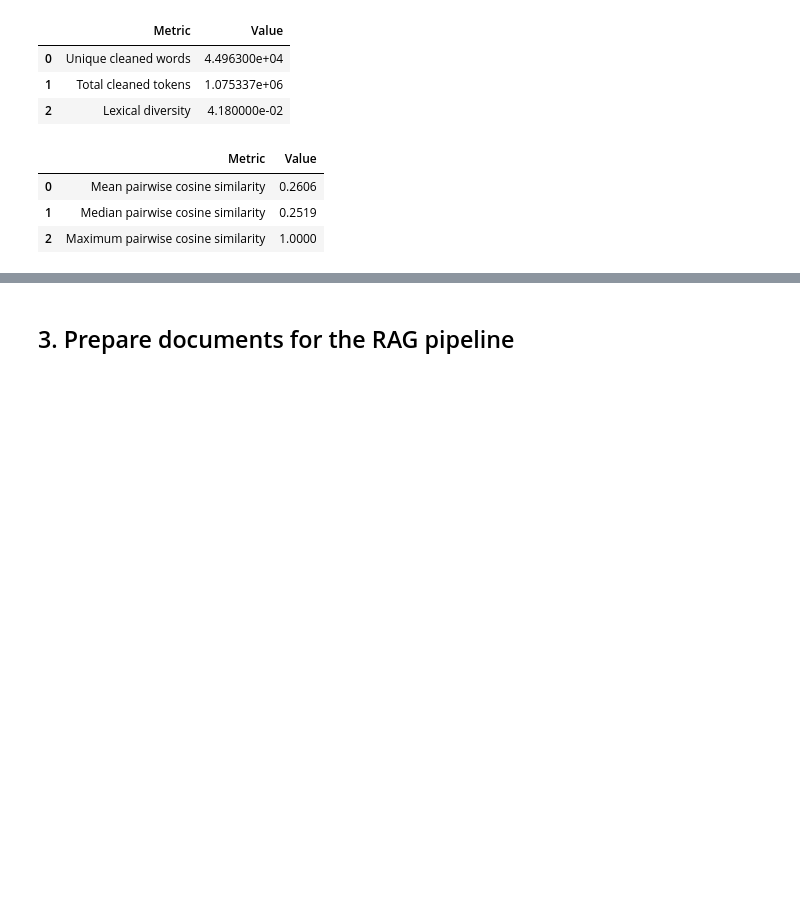
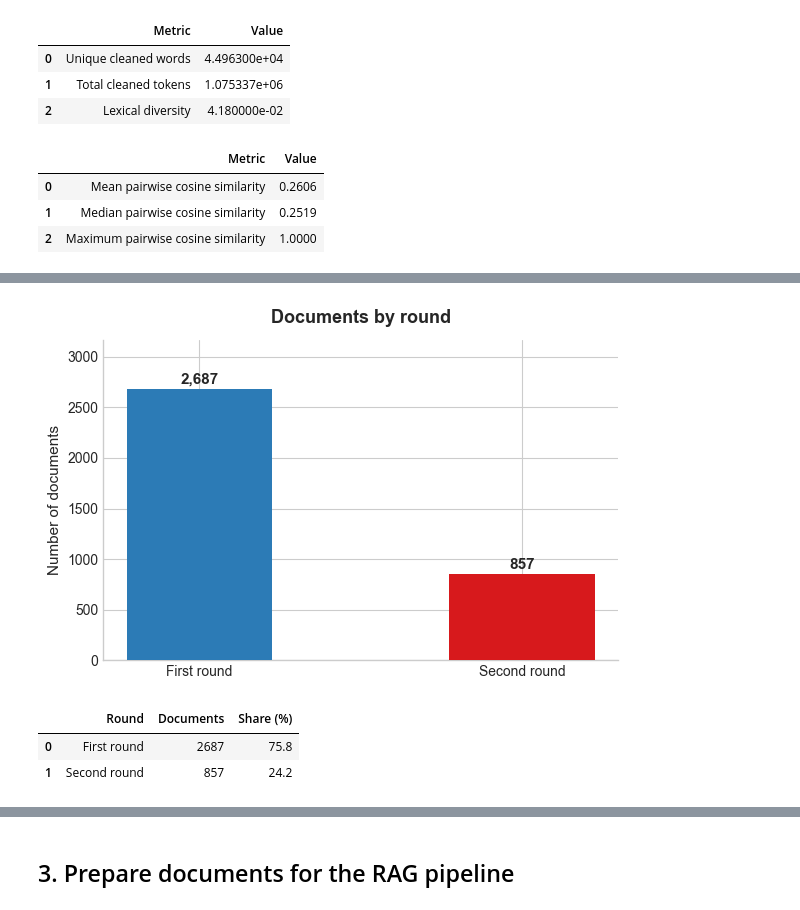
Before and after one commit to ABE-svg/RAG-Project-on-the-Archelec-corpus, a Jupyter notebook: RAG_updated_with_data_analysis_1.ipynb, the cells around one changed output, grey strips where cells are left out. Cells and saved outputs as stored; diff of their text form; code cells hidden in the pictures; blank space fills up the shorter version.

```diff
--- a/RAG_updated_with_data_analysis_1.ipynb
+++ b/RAG_updated_with_data_analysis_1.ipynb
@@ -271,0 +321,38 @@ similarity_summary
+# %%
+# Distribution of documents by round
+plt.style.use('seaborn-v0_8-whitegrid')
+
+tour_counts = corpus_df['tour'].value_counts().sort_index()
+tour_labels = {1: 'First round', 2: 'Second round'}
+labels = [tour_labels.get(t, str(t)) for t in tour_counts.index]
+colors = ['#2C7BB6', '#D7191C']
+
+fig, ax = plt.subplots(figsize=(6, 4))
+bars = ax.bar(labels, tour_counts.values, color=colors, width=0.45, zorder=3)
+
+for bar in bars:
+    ax.text(
+        bar.get_x() + bar.get_width() / 2,
+        bar.get_height() + 15,
+        f'{int(bar.get_height()):,}',
+        ha='center', va='bottom', fontsize=11, fontweight='bold'
+    )
+
+ax.set_ylabel('Number of documents', fontsize=11)
+ax.set_title('Documents by round', fontsize=13, fontweight='bold', pad=12)
+ax.set_ylim(0, tour_counts.max() * 1.18)
+ax.spines[['top', 'right']].set_visible(False)
+plt.tight_layout()
+plt.show()
+
+round_summary = pd.DataFrame({
+    'Round': labels,
+    'Documents': tour_counts.values,
+    'Share (%)': (tour_counts.values / tour_counts.sum() * 100).round(1)
+})
+round_summary
+# %% [output]
+[figure, added]
+|  | Round | Documents | Share (%) |
+| 0 | First round | 2687 | 75.8 |
+| 1 | Second round | 857 | 24.2 |
```
Also changed, not shown: parts of 36 cells of this notebook, 1 other file.
